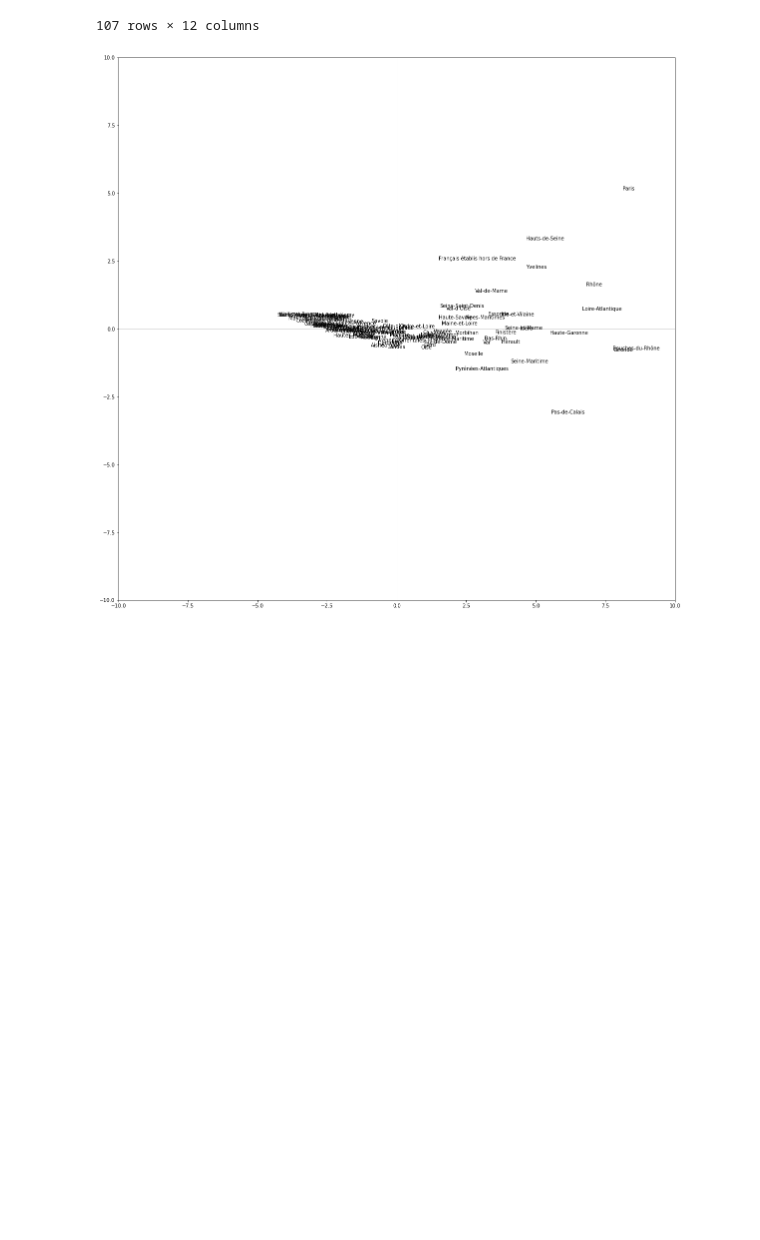
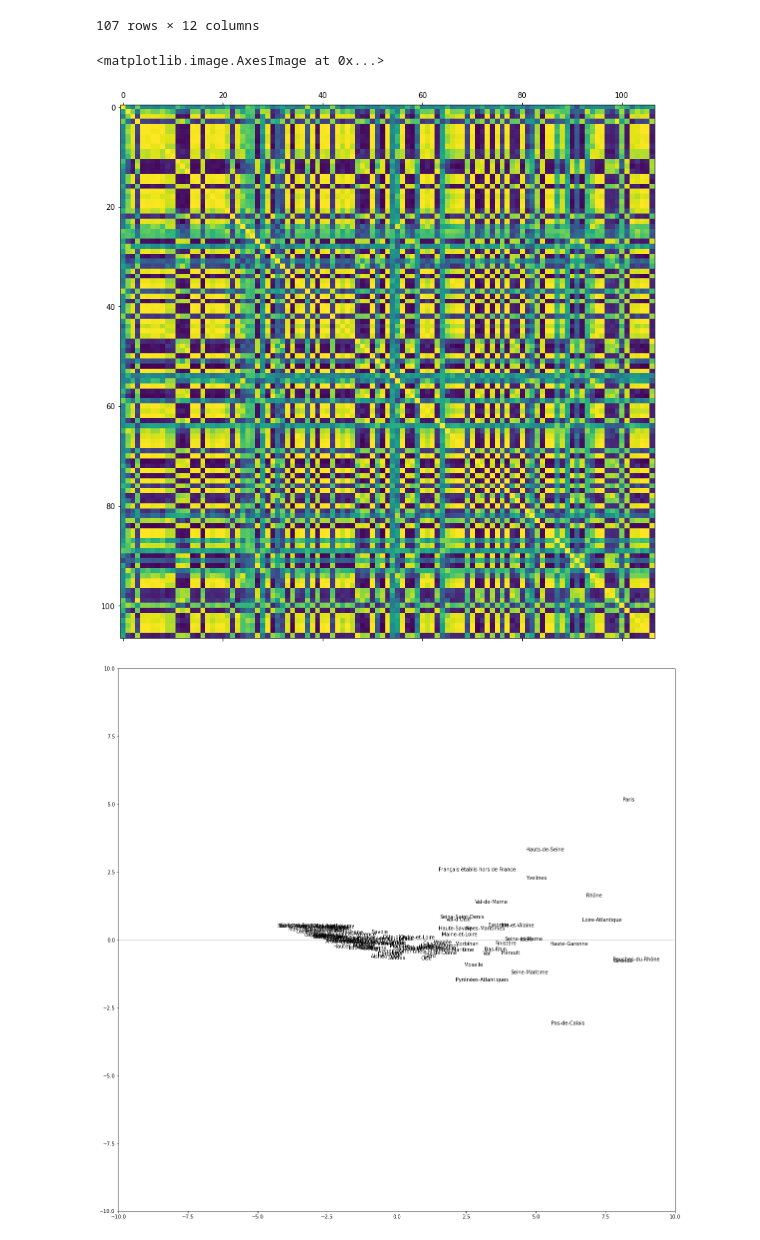
Before and after one commit to BaderEK/AnalyseDeDonnees, a Jupyter notebook: Groupe 2/Groupe 2/rendu.ipynb, the cells around one changed output. Drawn from its saved outputs; the diff is of its cells as text; code cells hidden in the pictures; blank space fills up the shorter version.

```diff
--- a/Groupe 2/Groupe 2/rendu.ipynb
+++ b/Groupe 2/Groupe 2/rendu.ipynb
@@ -629,6 +629,12 @@ cf
 | Yonne | -1.940469 | -0.076832 | -0.334453 | 0.127485 | -0.024403 | -0.058943 | -0.039602 | -0.063599 | -0.030232 | -0.045788 | ... |
 | Yvelines | 4.642804 | 2.226693 | -0.406639 | 1.077734 | -0.144474 | -0.717227 | -1.187633 | 0.289182 | -0.083224 | -0.113484 | ... |
 107 rows × 12 columns
+# %%
+cf = pd.DataFrame(coord,index=df_acp_dep.index,columns=np.arange(1,p+1)).T
+plt.matshow(cf.corr())
+# %% [output]
+<matplotlib.image.AxesImage at 0x...>
+[figure, added]
 # %%
 df_acp_dep_mini = df_acp_dep.head(10)
 # %%
```
